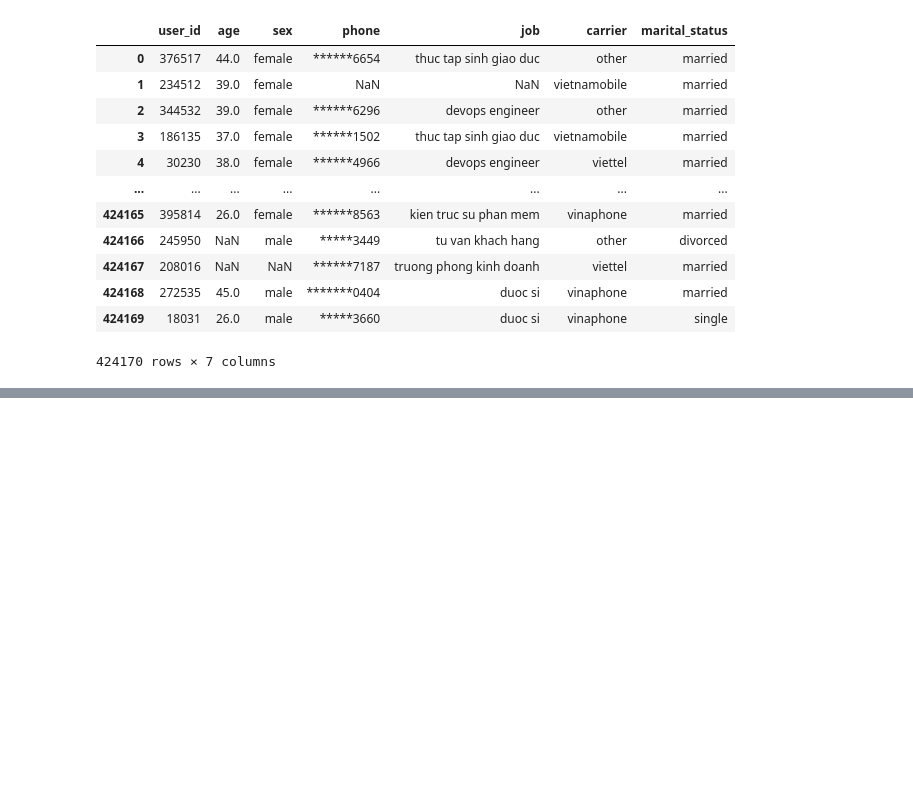
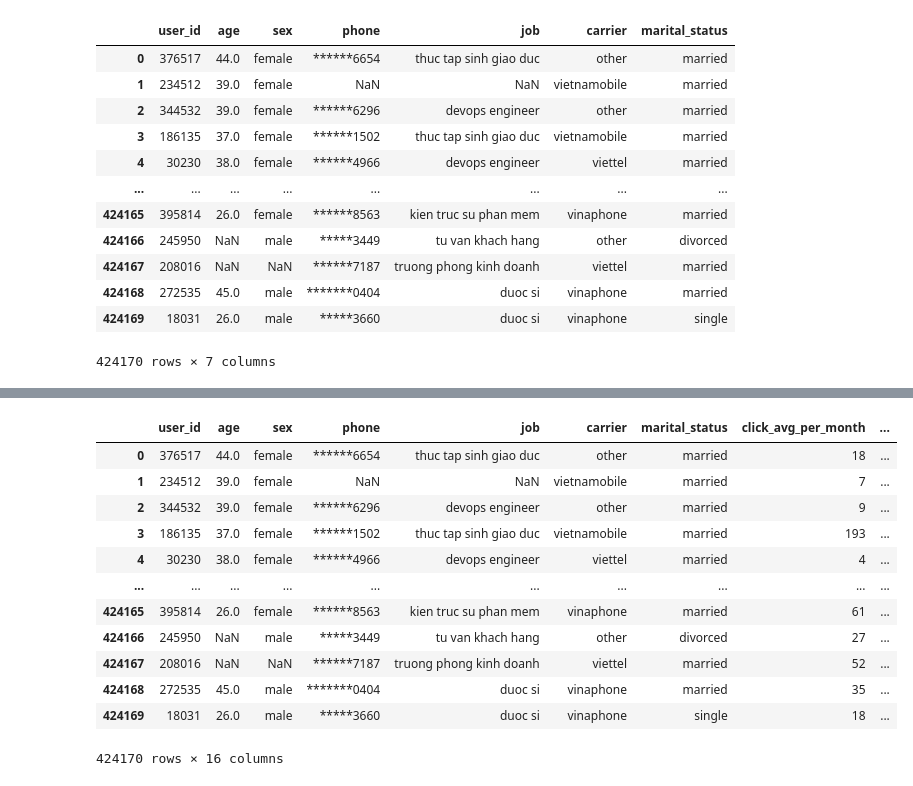
Before and after one commit to huynguyentuank22/DAZONE_2025, a Jupyter notebook: main.ipynb, the cells around one changed output, grey strips where cells are left out. Saved outputs shown, nothing was run; the diff lists cells and outputs as text; code cells hidden in the pictures; blank space fills up the shorter version.

Commit message:
add user summary data

```diff
--- a/main.ipynb
+++ b/main.ipynb
@@ -214,0 +217,3 @@ user_info.to_csv(r'cleaned_data/user_info.csv', index=False)
+# %%
+user_log = pd.read_csv(r'data/user_log.csv')
+user_log.head()
@@ -214,0 +249,3 @@ user_info.to_csv(r'cleaned_data/user_info.csv', index=False)
+# %%
+user_log['datetime'] = pd.to_datetime(user_log['datetime'])
+user_log['brand_id'] = user_log['brand_id'].fillna(0)
@@ -214,0 +264,34 @@ user_info.to_csv(r'cleaned_data/user_info.csv', index=False)
+# %%
+user_log['year_month'] = user_log['datetime'].dt.to_period('M')
+
+summary_data = user_log.groupby(['user_id', 'year_month']).agg({
+    'action': [
+        lambda x: (x == 'click').sum(),           # Số lượt click
+        lambda x: (x == 'purchase').sum(),        # Số lượt purchase
+        lambda x: (x == 'favourite').sum(),       # Số lượt favourite
+        lambda x: (x == 'add-to-cart').sum(),     # Số lượt add-to-cart
+        'count'                                   # Tổng số hành động
+    ],
+    'item_id': 'nunique',                        # Số item_id khác nhau
+    'cat_id': 'nunique',                         # Số cat_id khác nhau
+    'brand_id': 'nunique',                       # Số brand_id khác nhau
+    'merchant_id': 'nunique'                     # Số merchant_id khác nhau
+})
+# %%
+summary_data.columns = [
+    'click', 'purchase', 'favourite', 'add-to-cart', 'total_actions',
+    'unique_items', 'unique_categories', 'unique_brands', 'unique_merchants'
+]
+
+summary_totals = summary_data.groupby('user_id').sum()
+
+summary_avg = summary_totals.div(total_months_span, axis=0).fillna(0).astype(int)
+
+summary_avg.columns = [
+    'click_avg_per_month', 'purchase_avg_per_month', 'favourite_avg_per_month',
+    'add-to-cart_avg_per_month', 'total_actions_avg_per_month',
+    'unique_items_avg_per_month', 'unique_categories_avg_per_month',
+    'unique_brands_avg_per_month', 'unique_merchants_avg_per_month'
+]
+
+summary_avg
@@ -214,0 +313,17 @@ user_info.to_csv(r'cleaned_data/user_info.csv', index=False)
+# %%
+merged_df = pd.merge(user_info, summary_avg, on='user_id', how='left')
+merged_df
+# %% [output]
+|  | user_id | age | sex | phone | job | carrier | marital_status | click_avg_per_month | ... |
+| 0 | 376517 | 44.0 | female | ******6654 | thuc tap sinh giao duc | other | married | 18 | ... |
+| 1 | 234512 | 39.0 | female | NaN | NaN | vietnamobile | married | 7 | ... |
+| 2 | 344532 | 39.0 | female | ******6296 | devops engineer | other | married | 9 | ... |
+| 3 | 186135 | 37.0 | female | ******1502 | thuc tap sinh giao duc | vietnamobile | married | 193 | ... |
+| 4 | 30230 | 38.0 | female | ******4966 | devops engineer | viettel | married | 4 | ... |
+| ... | ... | ... | ... | ... | ... | ... | ... | ... | ... |
+| 424165 | 395814 | 26.0 | female | ******8563 | kien truc su phan mem | vinaphone | married | 61 | ... |
+| 424166 | 245950 | NaN | male | *****3449 | tu van khach hang | other | divorced | 27 | ... |
+| 424167 | 208016 | NaN | NaN | ******7187 | truong phong kinh doanh | viettel | married | 52 | ... |
+| 424168 | 272535 | 45.0 | male | *******0404 | duoc si | vinaphone | married | 35 | ... |
+| 424169 | 18031 | 26.0 | male | *****3660 | duoc si | vinaphone | single | 18 | ... |
+424170 rows × 16 columns
```
Also changed, not shown: parts of 8 cells of this notebook, 1 other file.
